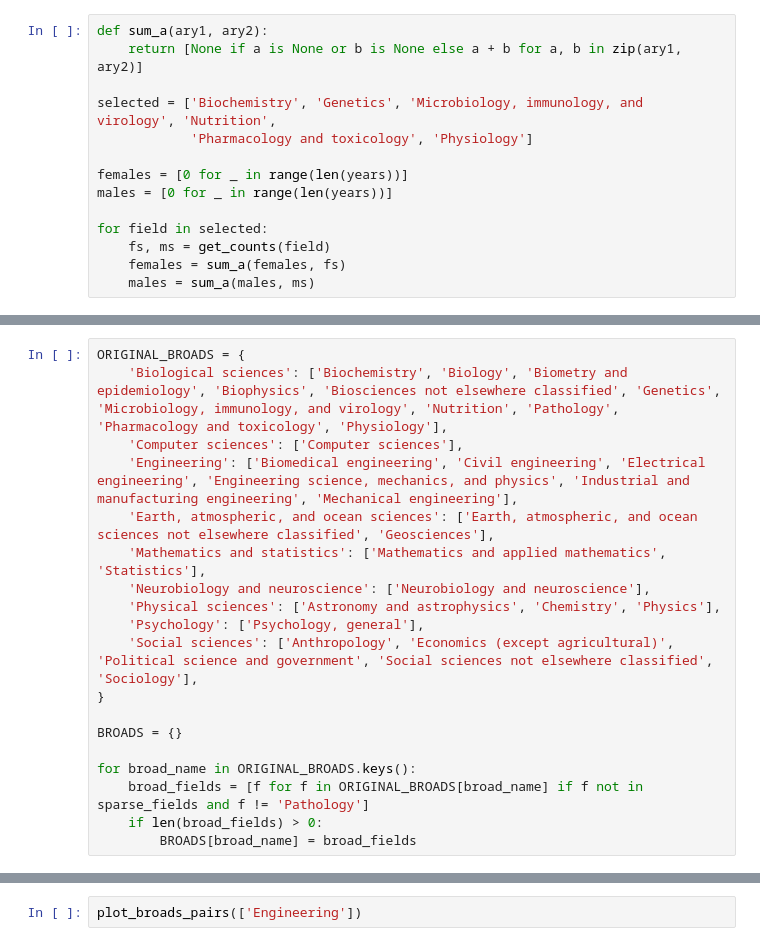
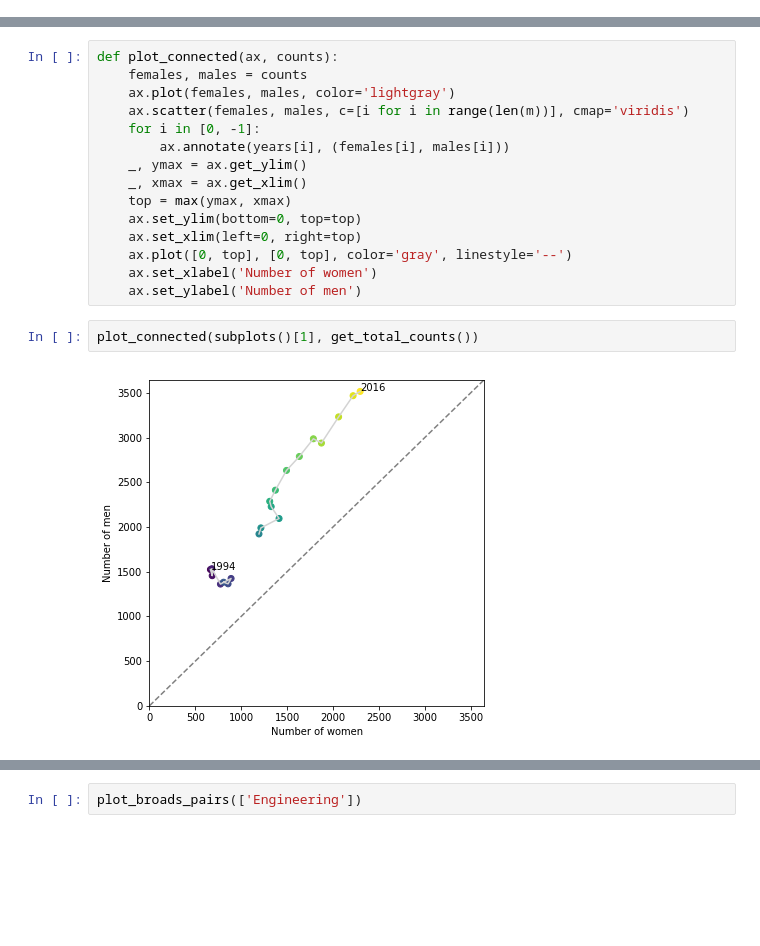
Before and after one commit to spec-journalism/gss-diversity, a Jupyter notebook: notebooks/findings.ipynb, the cells around one changed output, grey strips where cells are left out. Drawn from its saved outputs; the diff is of its cells as text; blank space fills up the shorter version.

Commit message:
organized broad fields, verified counts

```diff
--- a/notebooks/findings.ipynb
+++ b/notebooks/findings.ipynb
@@ -300,14 +412,0 @@ def plot_broads_pairs(broads):
-# %%
-def sum_a(ary1, ary2):
-    return [None if a is None or b is None else a + b for a, b in zip(ary1, ary2)]
-
-selected = ['Biochemistry', 'Genetics', 'Microbiology, immunology, and virology', 'Nutrition',
-            'Pharmacology and toxicology', 'Physiology']
-
-females = [0 for _ in range(len(years))]
-males = [0 for _ in range(len(years))]
-
-for field in selected:
-    fs, ms = get_counts(field)
-    females = sum_a(females, fs)
-    males = sum_a(males, ms)
@@ -324,19 +413,19 @@ sci_fields = [f for f in fields['Science'] if f not in sparse_fields and f not i
-# %%
-ORIGINAL_BROADS = {
-    'Biological sciences': ['Biochemistry', 'Biology', 'Biometry and epidemiology', 'Biophysics', 'Biosciences not elsewhere classified', 'Genetics', 'Microbiology, immunology, and virology', 'Nutrition', 'Pathology', 'Pharmacology and toxicology', 'Physiology'],
-    'Computer sciences': ['Computer sciences'],
-    'Engineering': ['Biomedical engineering', 'Civil engineering', 'Electrical engineering', 'Engineering science, mechanics, and physics', 'Industrial and manufacturing engineering', 'Mechanical engineering'],
-    'Earth, atmospheric, and ocean sciences': ['Earth, atmospheric, and ocean sciences not elsewhere classified', 'Geosciences'],
-    'Mathematics and statistics': ['Mathematics and applied mathematics', 'Statistics'],
-    'Neurobiology and neuroscience': ['Neurobiology and neuroscience'],
-    'Physical sciences': ['Astronomy and astrophysics', 'Chemistry', 'Physics'],
-    'Psychology': ['Psychology, general'],
-    'Social sciences': ['Anthropology', 'Economics (except agricultural)', 'Political science and government', 'Social sciences not elsewhere classified', 'Sociology'],
-}
-
-BROADS = {}
-
-for broad_name in ORIGINAL_BROADS.keys():
-    broad_fields = [f for f in ORIGINAL_BROADS[broad_name] if f not in sparse_fields and f != 'Pathology']
-    if len(broad_fields) > 0:
-        BROADS[broad_name] = broad_fields
+# %%
+def plot_connected(ax, counts):
+    females, males = counts
+    ax.plot(females, males, color='lightgray')
+    ax.scatter(females, males, c=[i for i in range(len(m))], cmap='viridis')
+    for i in [0, -1]:
+        ax.annotate(years[i], (females[i], males[i]))
+    _, ymax = ax.get_ylim()
+    _, xmax = ax.get_xlim()
+    top = max(ymax, xmax)
+    ax.set_ylim(bottom=0, top=top)
+    ax.set_xlim(left=0, right=top)
+    ax.plot([0, top], [0, top], color='gray', linestyle='--')
+    ax.set_xlabel('Number of women')
+    ax.set_ylabel('Number of men')
+# %%
+plot_connected(subplots()[1], get_total_counts())
+# %% [output]
+[figure, added]
```
Also changed, not shown: parts of 36 cells of this notebook.
